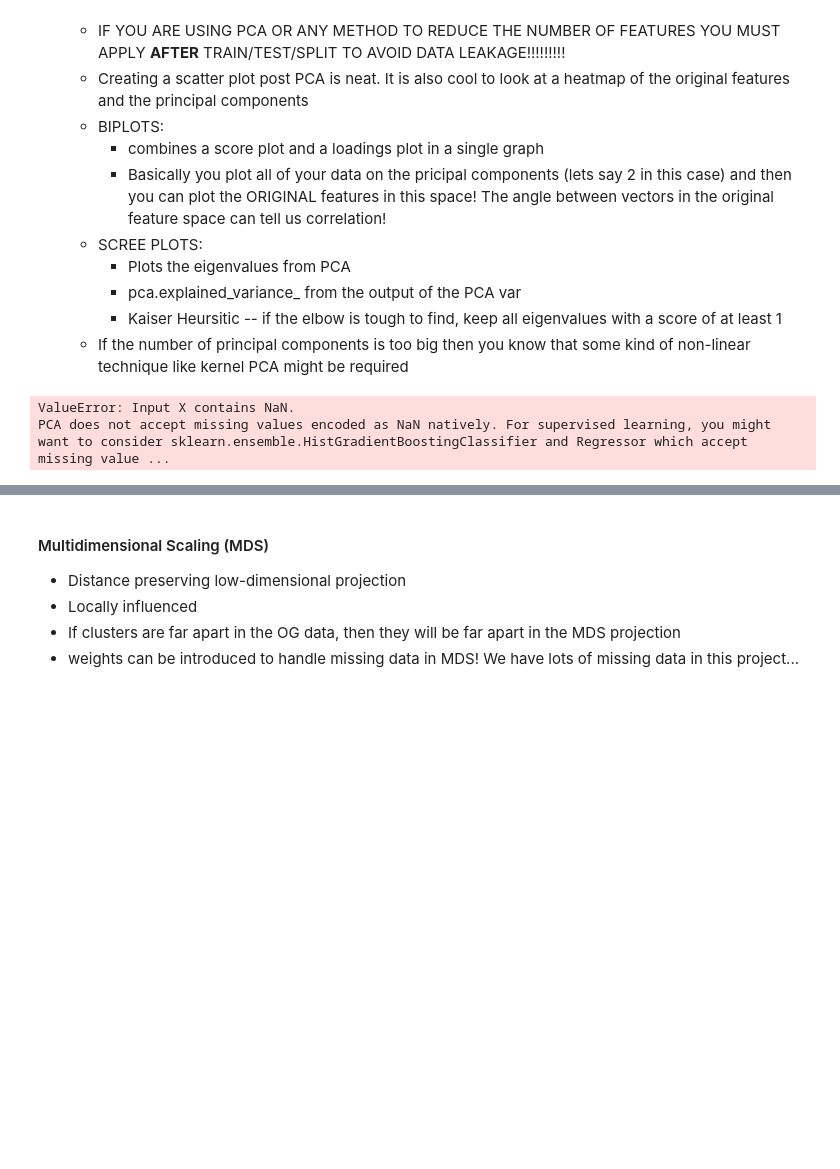
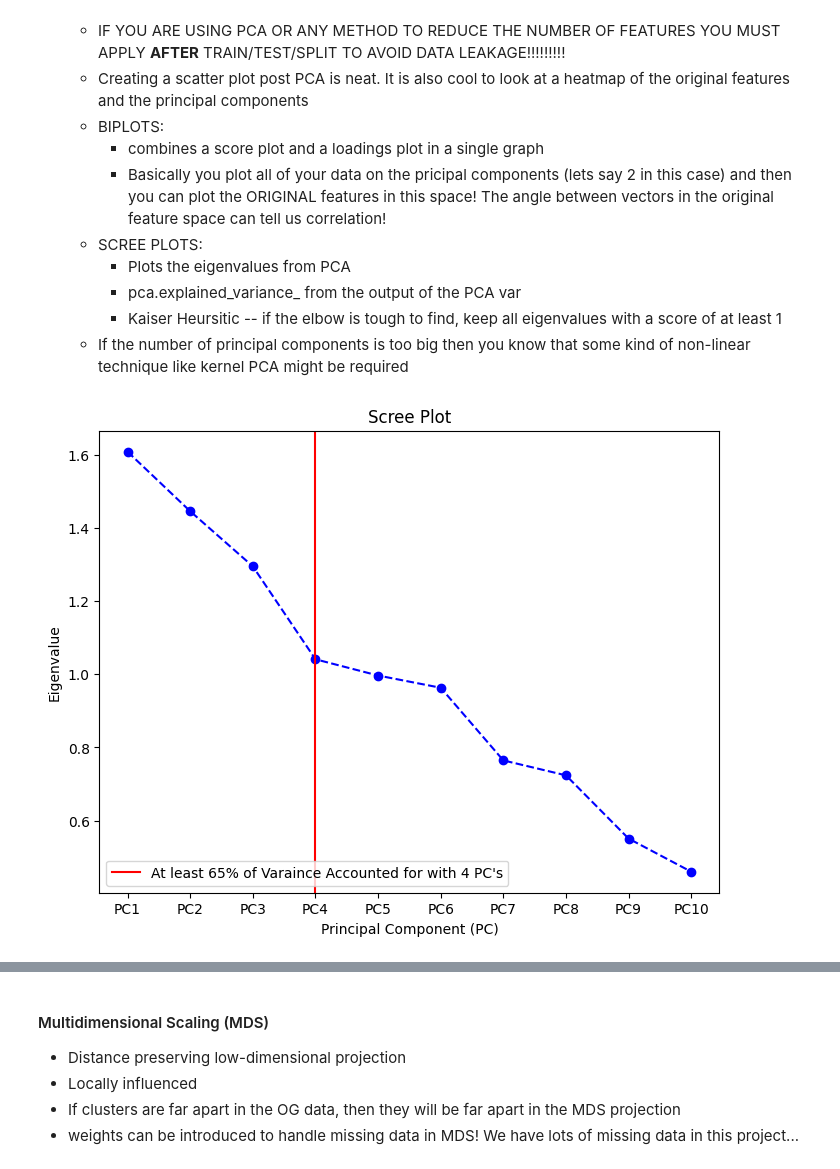
Before and after one commit to mvizzini951/MS2_NIL, a Jupyter notebook: unsupervised.ipynb, the cells around one changed output, grey strips where cells are left out. Saved outputs shown, nothing was run; the diff lists cells and outputs as text; code cells hidden in the pictures; blank space fills up the shorter version.

```diff
--- a/unsupervised.ipynb
+++ b/unsupervised.ipynb
@@ -147,10 +136,9 @@ def custom_PCA_Scree(X_train_Reduced, n_comp=8, threshold=0.8):
 
     return None
 # %%
-custom_PCA_Scree(dimReductionPrep(X_train), n_comp=3, threshold=0.6)
+custom_PCA_Scree(dimReductionPrep(X_train), n_comp=10, threshold=0.65)
 # %% [output]
-ValueError: Input X contains NaN.
-PCA does not accept missing values encoded as NaN natively. For supervised learning, you might want to consider sklearn.ensemble.HistGradientBoostingClassifier and Regressor which accept missing value ...
+[figure, added]
 # %%
 def custom_BiPlot(X_train_Reduced):
     """
```
Also changed, not shown: parts of 13 cells of this notebook.
